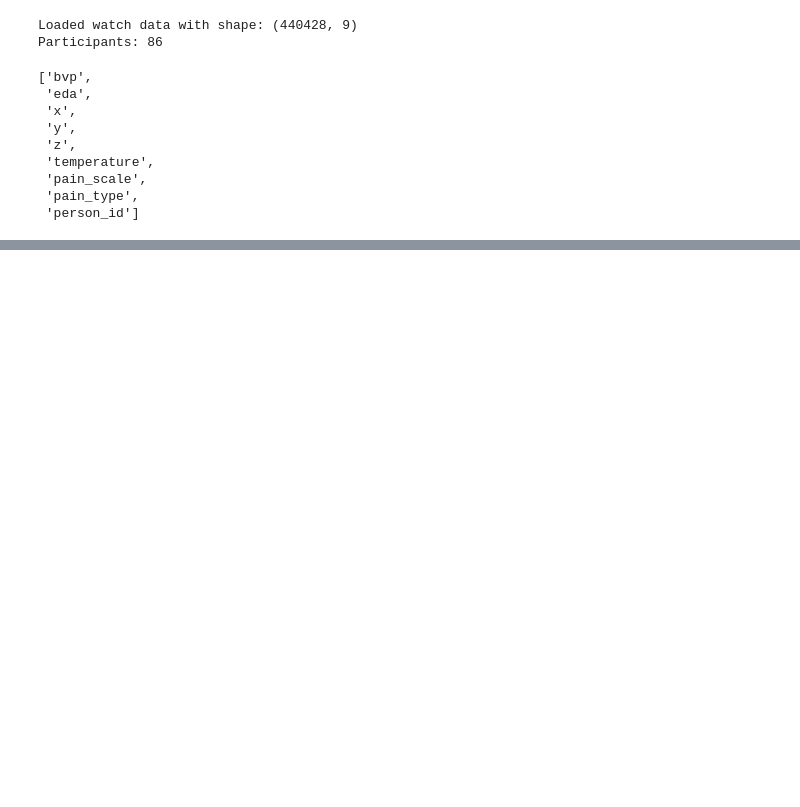
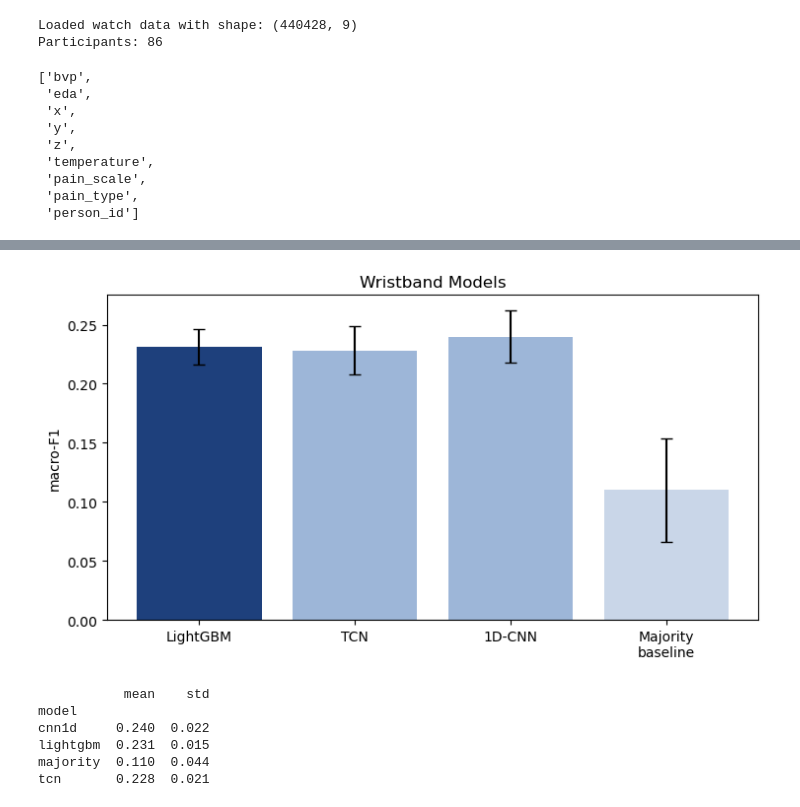
Before and after one commit to RM-28/multimodal-pain-assessment, a Jupyter notebook: notebooks/watch.ipynb, the cells around one changed output, grey strips where cells are left out. Saved outputs shown, nothing was run; the diff lists cells and outputs as text; code cells hidden in the pictures; blank space fills up the shorter version.

```diff
--- a/notebooks/watch.ipynb
+++ b/notebooks/watch.ipynb
@@ -36,8 +36,13 @@ Median difference in duration (seconds): 27.0
 | S049 | 1211 | 1316.00 | -105.00 | 8.67 |
 | S011 | 1206 | 1292.00 | -86.00 | 7.13 |
 # %%
-X, y, y_scale, groups = watch.build_watch_dataset(return_intensity=True)
-print(X.shape, np.unique(y_scale))
+#If want to include intensity in watch dataset
+# X, y, y_scale, groups = watch.build_watch_dataset(return_intensity=True)
+# print(X.shape, np.unique(y_scale))
+
+#If want to exclude intensity in watch dataset
+X, y, groups = watch.build_watch_dataset(return_intensity=False)
+print(X.shape)
 # %% [output]
 Loaded watch data with shape: (440428, 9)
 Participants: 86
@@ -110,0 +200,28 @@ Participants: 86
+# %%
+import matplotlib.pyplot as plt
+
+df = pd.read_csv("../results/watch_models_folds.csv")
+order = ["lightgbm", "tcn", "cnn1d", "majority"]
+labels = ["LightGBM", "TCN", "1D-CNN", "Majority\nbaseline"]
+
+means = [df[df.model == m].macro_f1.mean() for m in order]
+sds   = [df[df.model == m].macro_f1.std()  for m in order]
+
+fig, ax = plt.subplots(figsize=(7.5, 4.2))
+ax.bar(labels, means, yerr=sds, capsize=4,
+       color=["#1E407C", "#9DB6D8", "#9DB6D8", "#C9D6E8"])
+ax.set_ylabel("macro-F1")
+ax.set_title("Wristband Models")
+fig.tight_layout()
+fig.savefig("../results/watch_model_comparison.png", dpi=200)
+plt.show()
+
+print(df.groupby("model").macro_f1.agg(["mean", "std"]).round(3))
+# %% [output]
+[figure, added]
+           mean    std
+model
+cnn1d     0.240  0.022
+lightgbm  0.231  0.015
+majority  0.110  0.044
+tcn       0.228  0.021
```
Also changed, not shown: parts of 5 cells of this notebook, 4 other files.
